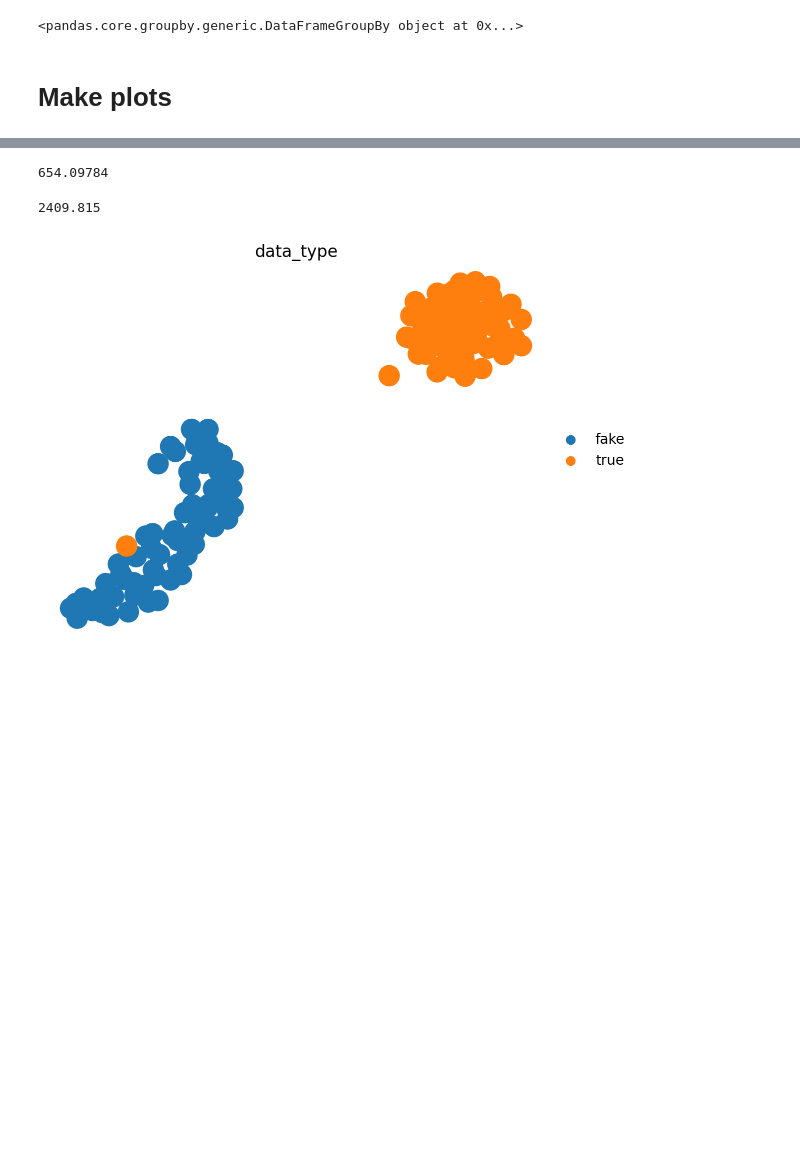
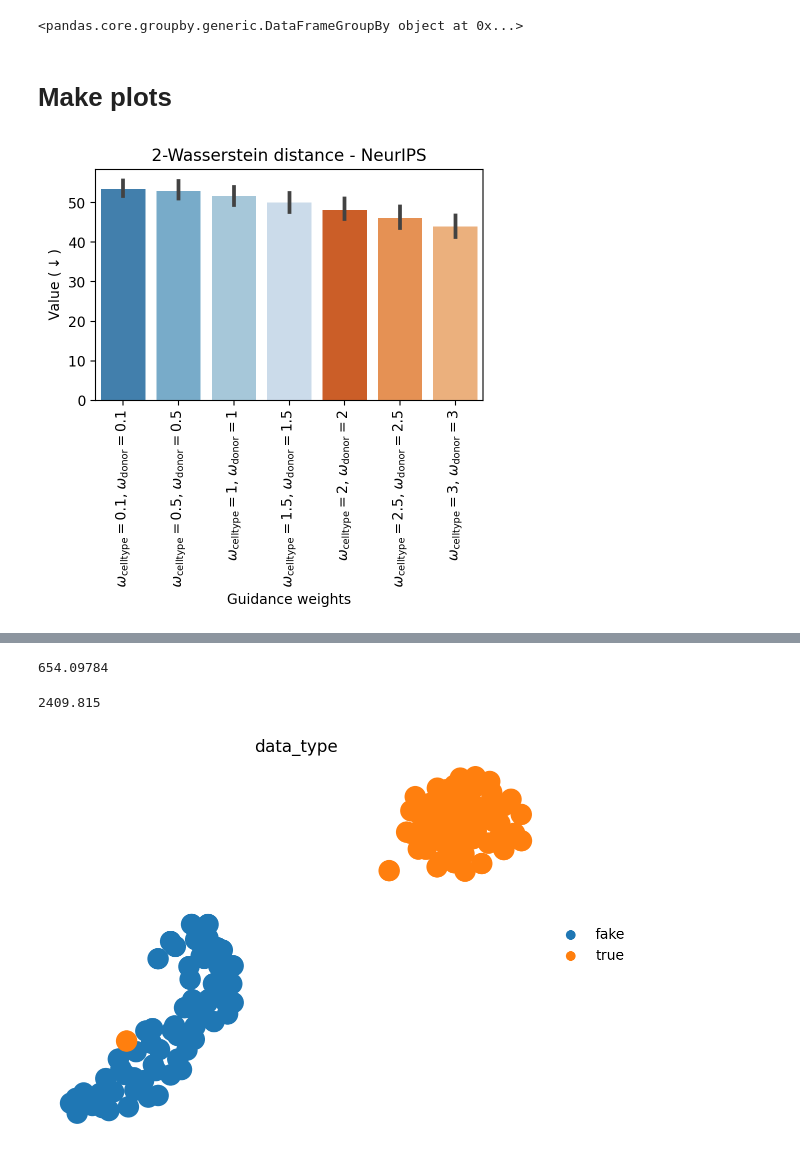
Before and after one commit to theislab/CFGen, a Jupyter notebook: notebooks/experiments/multi_label /score_comparisons/test_generation_neurips_autoencoder_donor_guided.ipynb, the cells around one changed output, grey strips where cells are left out. Saved outputs shown, nothing was run; the diff lists cells and outputs as text; code cells hidden in the pictures; blank space fills up the shorter version.

```diff
--- a/notebooks/experiments/multi_label /score_comparisons/test_generation_neurips_autoencoder_donor_guided.ipynb
+++ b/notebooks/experiments/multi_label /score_comparisons/test_generation_neurips_autoencoder_donor_guided.ipynb
@@ -227,9 +227,7 @@ for i in dataset.id2cov["cell_type"]:
 all_combs = {key:val for key,val in all_combs.items() if val>50}
 # %%
 # Guidance weights (same for both attributes)
-# guidance_weights = [1, 3, 5, 7, 9, 11, 13, 15, 17, 19, 21, 23]
-guidance_weights = [2]
-guidance_weights = list(itertools.product(guidance_weights, repeat=2))
+guidance_weights = [0.1, 0.5, 1, 1.5, 2, 2.5, 3]
 # %%
 results_guided = {"Weight": [],
                   "Metric type": [],
@@ -322,3 +320,3 @@ for comb in tqdm(all_combs):
 # %%
-for i in results_guided:
-    print(i, len(results_guided[i]))
+# for i in results_guided:
+#     print(i, len(results_guided[i]))
@@ -363,4 +339,4 @@ results_df.groupby(["Metric type", "Weight"])
 # %%
-# # Make values floats
-# results_df["Value"] = [float(i) for i in results_df["Value"]]
+# Make values floats
+results_df["Value"] = [float(i) for i in results_df["Value"]]
 # %%
@@ -369,18 +345,21 @@ results_df.groupby(["Metric type", "Weight"])
 # %%
-# latex_labs = [r'$\omega_{\mathrm{cell type}}=$'+str(i)+r', $\omega_{\mathrm{donor}}=$'+str(i) if i!="Joint cond." else i for i in results_df["Weight"]]
-# indexes = np.unique(latex_labs, return_index=True)[1]
+latex_labs = [r'$\omega_{\mathrm{cell type}}=$'+str(i).split("_")[0] +r', $\omega_{\mathrm{donor}}=$'+str(i).split("_")[0] if i!="Joint cond." else i for i in results_df["Weight"]]
+indexes = np.unique(latex_labs, return_index=True)[1]
 # unique_labs = ["Joint cond."]+[latex_labs[index] for index in sorted(indexes) if latex_labs[index]!="Joint cond."]
+unique_labs = [latex_labs[index] for index in sorted(indexes) if latex_labs[index]!="Joint cond."]
 
-# results_df["Formatted weights"] = latex_labs
+results_df["Formatted weights"] = latex_labs
 # %%
-# plt.figure(figsize=(5,3))
-# ax = sns.barplot(data=results_df.loc[results_df["Metric type"]=="2-WD"],
-#              x="Formatted weights",
-#              y="Value", order=unique_labs, palette="tab20c")
-# ax.set_xticklabels(ax.get_xticklabels(), rotation=90, fontsize=10)
-# plt.ylabel("Value ($\downarrow)$")
-# plt.title("2-Wasserstein distance - NeurIPS")
-# plt.xlabel("Guidance weights")
-# plt.savefig('2_wd_neurips.svg', format='svg', bbox_inches='tight')
-# plt.show()
+plt.figure(figsize=(5,3))
+ax = sns.barplot(data=results_df.loc[results_df["Metric type"]=="2-WD"],
+             x="Formatted weights",
+             y="Value", order=unique_labs, palette="tab20c")
+ax.set_xticklabels(ax.get_xticklabels(), rotation=90, fontsize=10)
+plt.ylabel("Value ($\downarrow)$")
+plt.title("2-Wasserstein distance - NeurIPS")
+plt.xlabel("Guidance weights")
+plt.savefig('2_wd_neurips.svg', format='svg', bbox_inches='tight')
+plt.show()
+# %% [output]
+[figure, added]
 # %%
```
Also changed, not shown: parts of 8 cells of this notebook, 12 other files.
